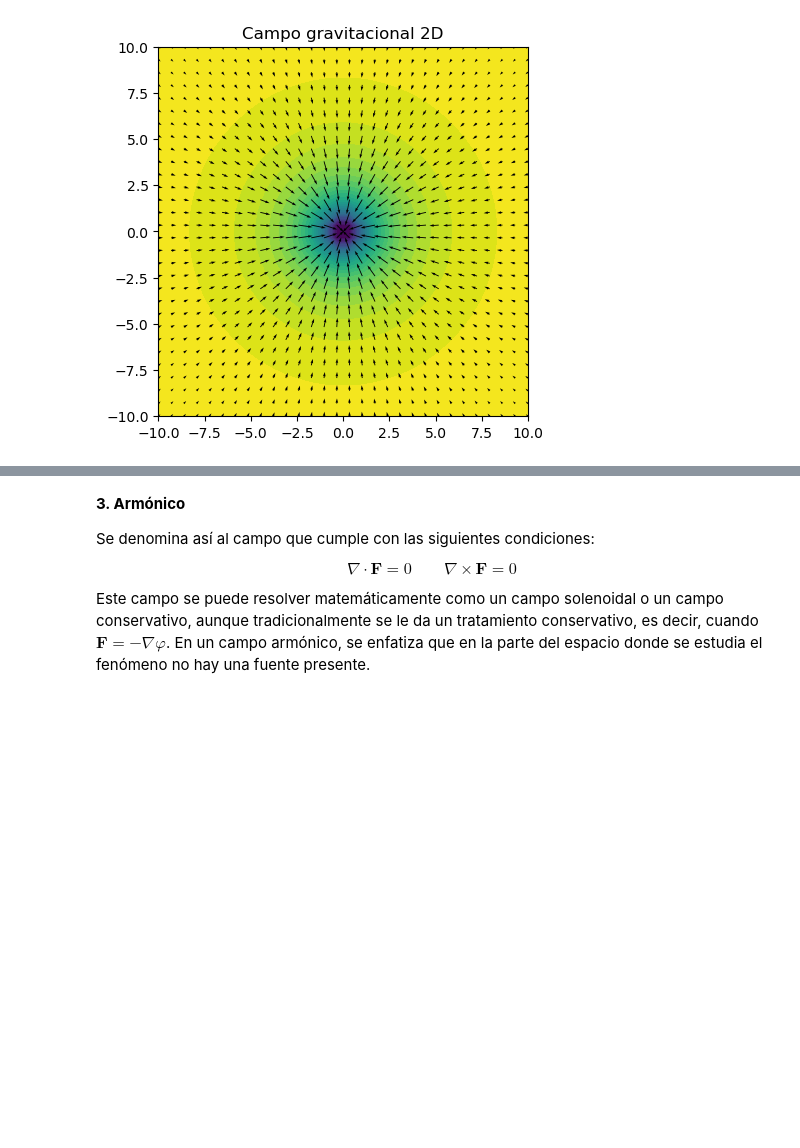
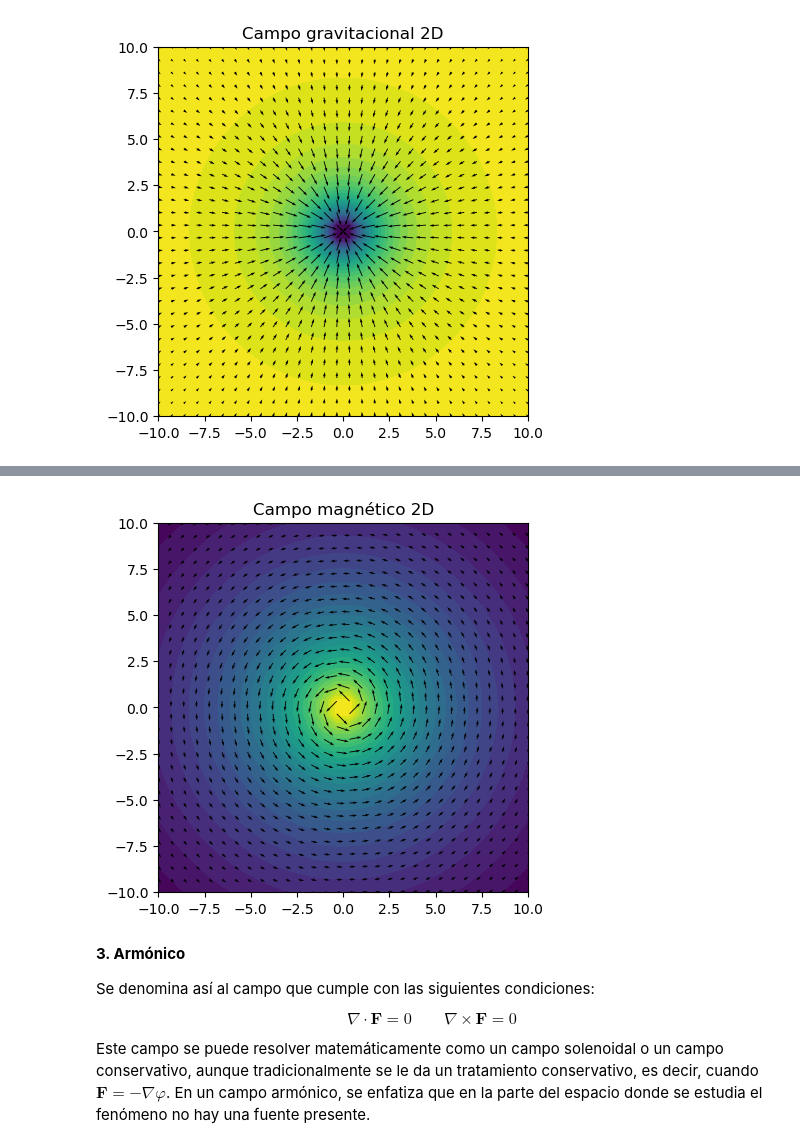
Before and after one commit to japharel/notasFTEM, a Jupyter notebook: Tema01_TeoremaHelmholtz.ipynb, the cells around one changed output, grey strips where cells are left out. Saved outputs shown, nothing was run; the diff lists cells and outputs as text; code cells hidden in the pictures; blank space fills up the shorter version.

```diff
--- a/Tema01_TeoremaHelmholtz.ipynb
+++ b/Tema01_TeoremaHelmholtz.ipynb
@@ -140,3 +146,8 @@ b.plotVectorField2D(lim, samples)
+# %%
+# Se grafican las líneas del campo y el campo
+b.plotVectorField2D(lim, samples, lines=True, field=True)
+# %% [output]
+[figure, added]
 # %% [markdown]
 **3. Armónico**
 
```
Also changed, not shown: parts of 3 cells of this notebook, 1 other file.
